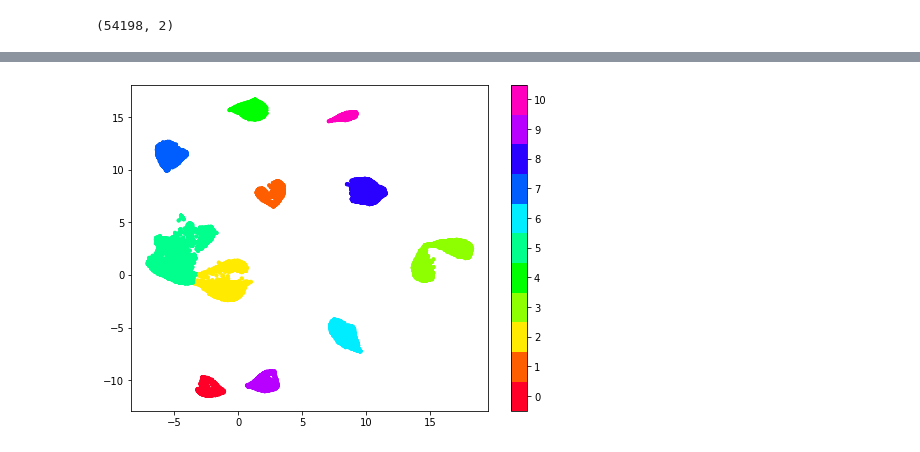
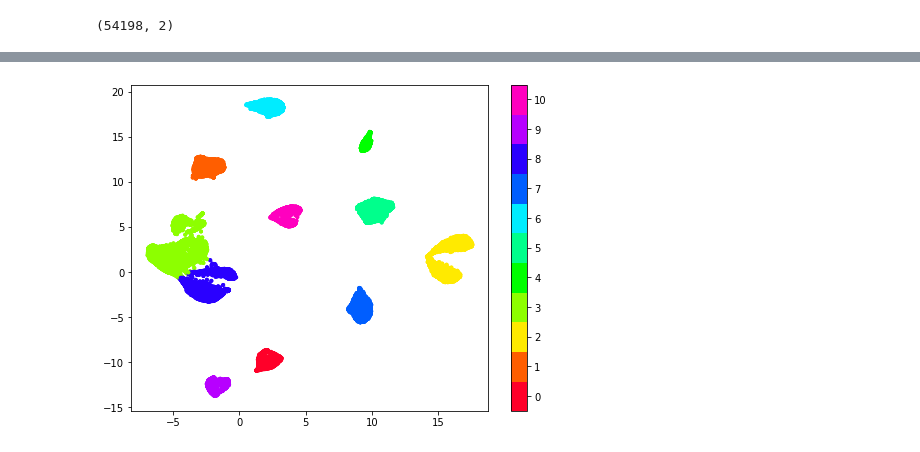
Before and after one commit to yebiny/Songbird-clusturing, a Jupyter notebook: 3-Train/3-umap.ipynb, the cells around one changed output, grey strips where cells are left out. Cells and saved outputs as stored; diff of their text form; code cells hidden in the pictures.

Commit message:
define umap alysis code

```diff
--- a/3-Train/3-umap.ipynb
+++ b/3-Train/3-umap.ipynb
@@ -67,3 +37,4 @@ sylla_list = np.load(save_path+'/../pre/sylla_list.npy')
 # %%
-x_list = np.load(save_path+'../pre/data.npy')
-x_list = x_list.reshape(len(x_list), 128*64)
+x_data = np.load(save_path+'../pre/data.npy')
+x_flatten = x_data.reshape(len(x_data), 128*64)
+x_flatten.shape
@@ -70,5 +43,5 @@ x_list = x_list.reshape(len(x_list), 128*64)
 # %%
-x_umap = umap_embedding(x_lat, n_neighbors=100)
+x_umap = umap_embedding(x_flatten)
 # %% [output]
 (54198, 2)
 # %%
@@ -78,2 +50,0 @@ plot_project(x_umap, sylla_list[:,2], save=save_path+'/plot_Projection_dur')
-# %%
-x_umap = umap_embedding(x_list)
@@ -98,4 +53,8 @@ custom_labels = [5 if i==11 else i for i in kmeans_labels]
+# %%
+x_labels = [3 if i==8 else i for i in kmeans_labels]
+x_labels = [8 if i==11 else i for i in x_labels]
+#custom_labels = [9 if i==4 else i for i in custom_labels]
 # %%
-plot_cluster(x_umap, custom_labels)#, save_path+'umap_cluster')
+plot_cluster(x_umap, x_labels, save=save_path+'../umap/plot_projection_group')
 # %% [output]
-[figure, old version]
+[figure, new version]
```
Also changed, not shown: parts of 19 cells of this notebook, 2 other files.
